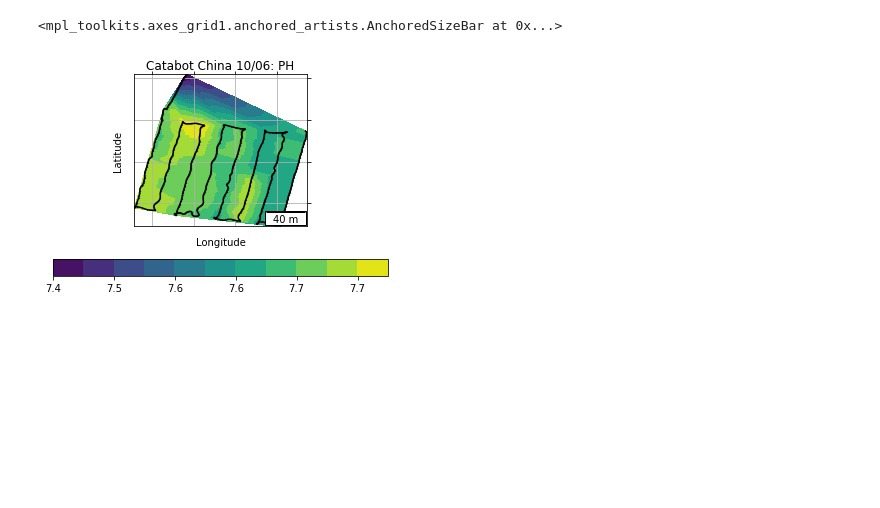
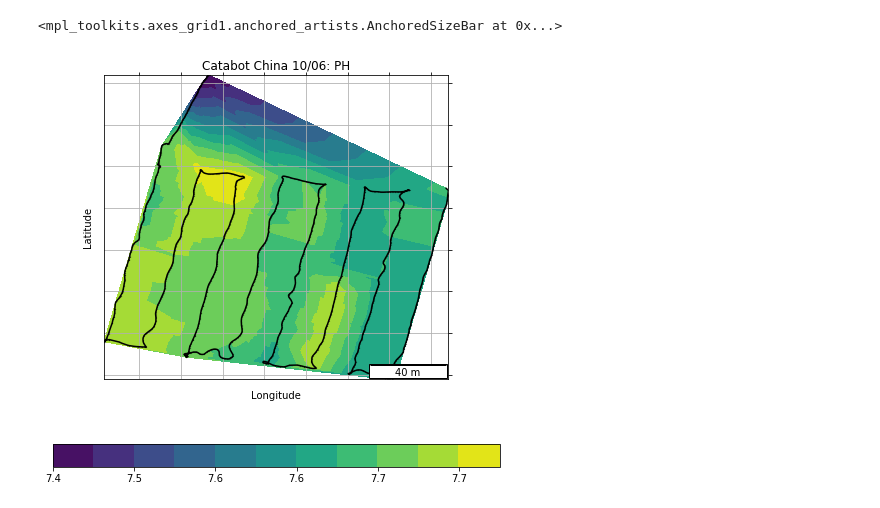
Before and after one commit to dartmouthrobotics/epscor_asv_data_analysis, a Jupyter notebook: Jupyter_notebook/20201006-Sabattus-GPS and EXO.ipynb, the cells around one changed output. Saved outputs shown, nothing was run; the diff lists cells and outputs as text; code cells hidden in the pictures; blank space fills up the shorter version.

```diff
--- a/Jupyter_notebook/20201006-Sabattus-GPS and EXO.ipynb
+++ b/Jupyter_notebook/20201006-Sabattus-GPS and EXO.ipynb
@@ -58,33 +59,33 @@ ax.add_artist(bar)
 # %%
 
 # PH
 z = tlog_list[1:2501,16]
 z = z.astype('float32')
 
 
-f, ax = plt.subplots()
+f, ax = plt.subplots(figsize=(8,8))
 ax.set_title('Catabot China 10/06: PH')
 cs = ax.tricontourf(x,y,z, 10, norm=colors.SymLogNorm(linthresh=0.03, linscale=0.03))
 
 f.colorbar(cs, orientation='horizontal', format='%.1f')
 ax.set_xlabel('Longitude')
 f.canvas.draw()
 
 ax.set_ylabel('Latitude')
 f.canvas.draw()
 
 ax.plot(x,y,marker='o', color='k', markersize=0.1)
 ax.tick_params(right= True,top= True,left= False, bottom= False)
 ax.set_xticklabels([])
 ax.set_yticklabels([])
 ax.set_aspect('equal')
 plt.grid(True)
 
 bar = AnchoredSizeBar(ax.transData, 0.00046, '40 m', 4)
 ax.add_artist(bar)
 # %% [output]
 <mpl_toolkits.axes_grid1.anchored_artists.AnchoredSizeBar at 0x...>
-[figure, old version]
+[figure, new version]
 # %%
 
 # cond
```
Also changed, not shown: parts of 4 cells of this notebook.
